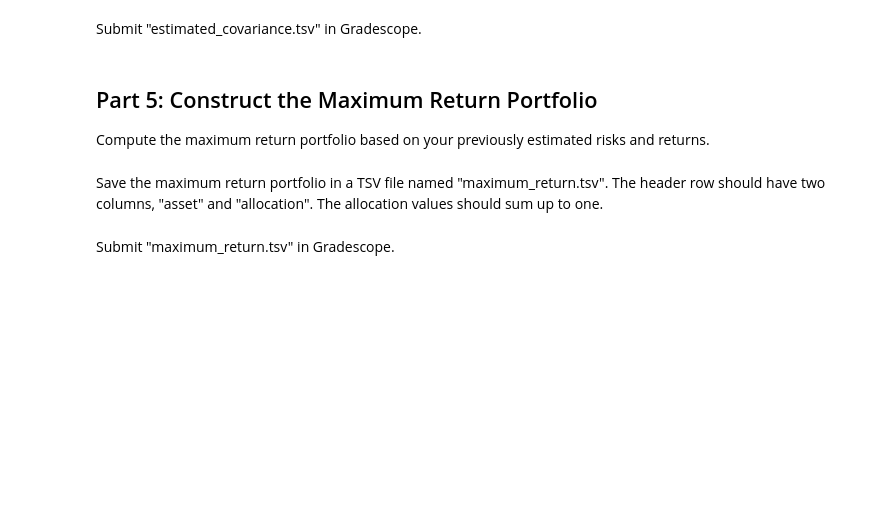
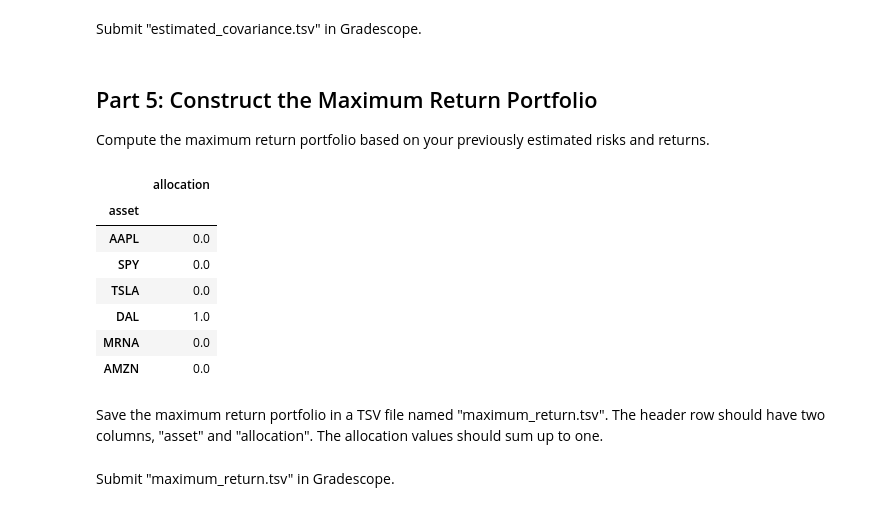
Before and after one commit to aidandig/dx704-project-01, a Jupyter notebook: dx704-project-01.ipynb, the cells around one changed output. Saved outputs shown, nothing was run; the diff lists cells and outputs as text; code cells hidden in the pictures; blank space fills up the shorter version.

Commit message:
maximum return allocation - updated data

```diff
--- a/dx704-project-01.ipynb
+++ b/dx704-project-01.ipynb
@@ -184,3 +180,25 @@ Compute the maximum return portfolio based on your previously estimated risks an
+# %%
+import cvxpy as cp
+
+n = len(estimated_returns)
+x = cp.Variable(n)
+objective = cp.Maximize(estimated_returns.to_numpy().reshape(1, -1) @ x)
+
+prob = cp.Problem(objective, [0 <= x, cp.sum(x) == 1])
+estimated_return_P = prob.solve()
+
+maximum_return = pd.DataFrame(x.value.round(2), index=tickers, columns=['allocation'])
+maximum_return.index.name = 'asset'
+maximum_return
+# %% [output]
+|  | allocation |
+| asset |  |
+| AAPL | 0.0 |
+| SPY | 0.0 |
+| TSLA | 0.0 |
+| DAL | 1.0 |
+| MRNA | 0.0 |
+| AMZN | 0.0 |
 # %% [markdown]
 Save the maximum return portfolio in a TSV file named "maximum_return.tsv".
 The header row should have two columns, "asset" and "allocation".
```
Also changed, not shown: parts of 5 cells of this notebook, 5 other files.
